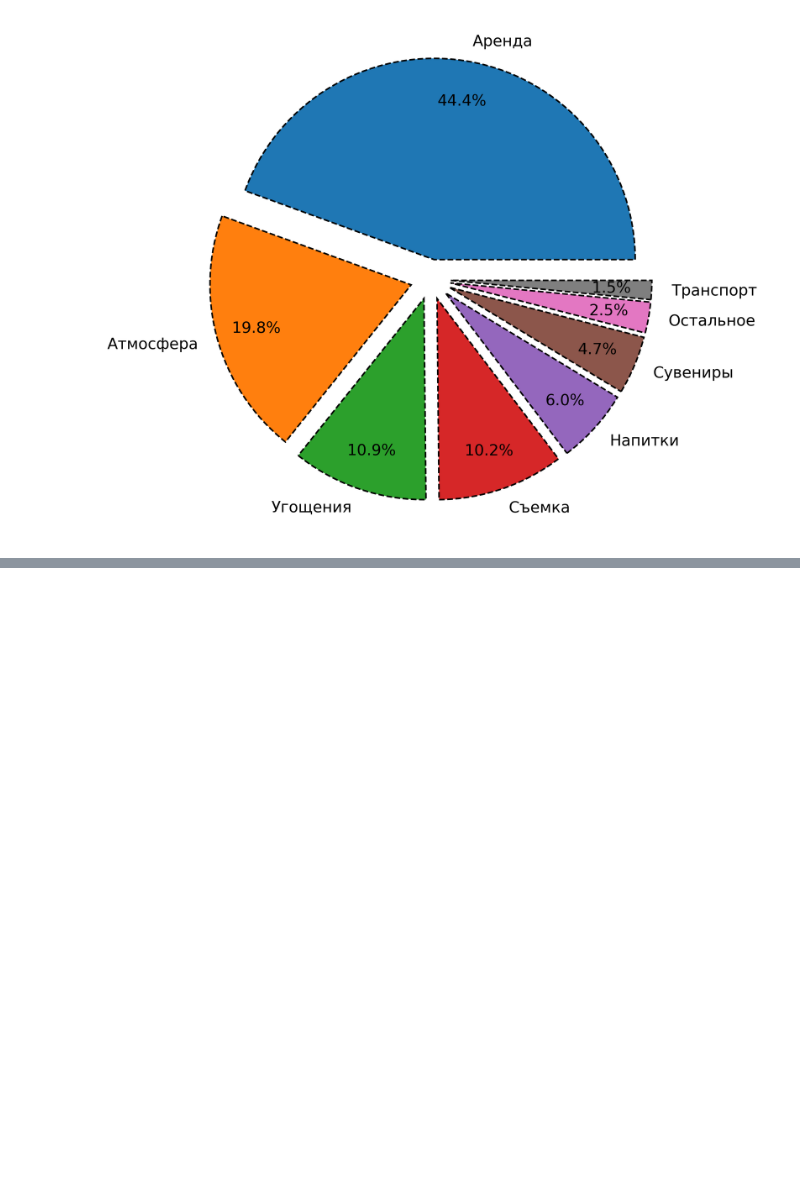
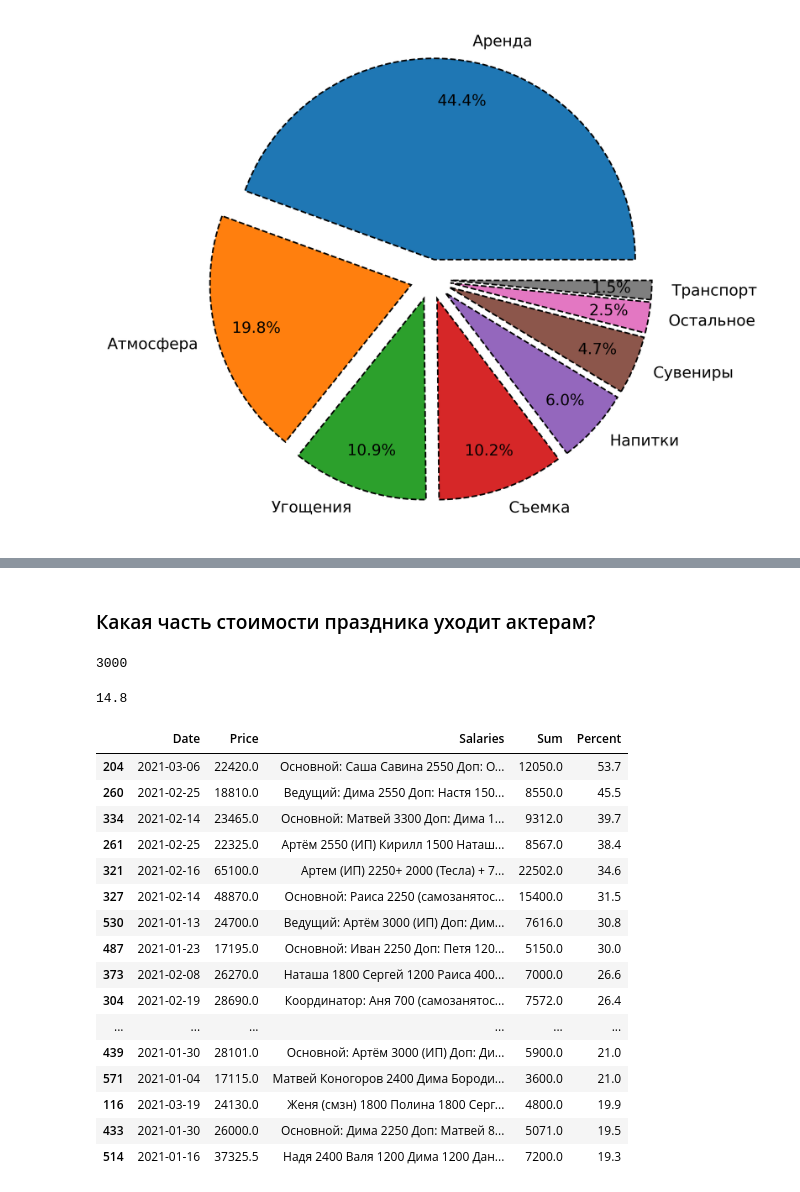
Before and after one commit to dena-den/Jupyter-projects, a Jupyter notebook: chugik/chugik.ipynb, the cells around one changed output, grey strips where cells are left out. Saved outputs shown, nothing was run; the diff lists cells and outputs as text; code cells hidden in the pictures; blank space fills up the shorter version.

```diff
--- a/chugik/chugik.ipynb
+++ b/chugik/chugik.ipynb
@@ -375,0 +342,2 @@ new
+# %% [markdown]
+### Какая часть стоимости праздника уходит актерам?
@@ -375,0 +346,15 @@ new
+# %%
+def salary(x):
+    x = x.split(' ')
+    y = [int(x1) for x1 in x if x1.isdigit()]
+    for i in range(len(x)):
+        if '=' in x[i]:
+            return None
+    if 'ОСТАТОК' in x:
+        return sum(y[:-1])
+    else:
+        return sum(y)
+
+salary('Артем (ИП) 1800 авто: Саша 1200 ОСТАТОК 100')
+# %% [output]
+3000
@@ -375,0 +364,26 @@ new
+# %%
+round(np.mean(actors.Percent), 1)
+# %% [output]
+14.8
+# %%
+actors.dropna(inplace=True)
+actors.drop([120,443], axis=0, inplace=True)
+actors.sort_values('Percent', ascending=False).head(20)
+# %% [output]
+|  | Date | Price | Salaries | Sum | Percent |
+| 204 | 2021-03-06 | 22420.0 | Основной: Саша Савина 2550 Доп: О... | 12050.0 | 53.7 |
+| 260 | 2021-02-25 | 18810.0 | Ведущий: Дима 2550 Доп: Настя 150... | 8550.0 | 45.5 |
+| 334 | 2021-02-14 | 23465.0 | Основной: Матвей 3300 Доп: Дима 1... | 9312.0 | 39.7 |
+| 261 | 2021-02-25 | 22325.0 | Артём 2550 (ИП) Кирилл 1500 Наташ... | 8567.0 | 38.4 |
+| 321 | 2021-02-16 | 65100.0 | Артем (ИП) 2250+ 2000 (Тесла) + 7... | 22502.0 | 34.6 |
+| 327 | 2021-02-14 | 48870.0 | Основной: Раиса 2250 (самозанятос... | 15400.0 | 31.5 |
+| 530 | 2021-01-13 | 24700.0 | Ведущий: Артём 3000 (ИП) Доп: Дим... | 7616.0 | 30.8 |
+| 487 | 2021-01-23 | 17195.0 | Основной: Иван 2250 Доп: Петя 120... | 5150.0 | 30.0 |
+| 373 | 2021-02-08 | 26270.0 | Наташа 1800 Сергей 1200 Раиса 400... | 7000.0 | 26.6 |
+| 304 | 2021-02-19 | 28690.0 | Координатор: Аня 700 (самозанятос... | 7572.0 | 26.4 |
+| ... | ... | ... | ... | ... | ... |
+| 439 | 2021-01-30 | 28101.0 | Основной: Артём 3000 (ИП) Доп: Ди... | 5900.0 | 21.0 |
+| 571 | 2021-01-04 | 17115.0 | Матвей Коногоров 2400 Дима Бороди... | 3600.0 | 21.0 |
+| 116 | 2021-03-19 | 24130.0 | Женя (смзн) 1800 Полина 1800 Серг... | 4800.0 | 19.9 |
+| 433 | 2021-01-30 | 26000.0 | Основной: Дима 2250 Доп: Матвей 8... | 5071.0 | 19.5 |
+| 514 | 2021-01-16 | 37325.5 | Надя 2400 Валя 1200 Дима 1200 Дан... | 7200.0 | 19.3 |
```
Also changed, not shown: parts of 13 cells of this notebook, 2 other files.
